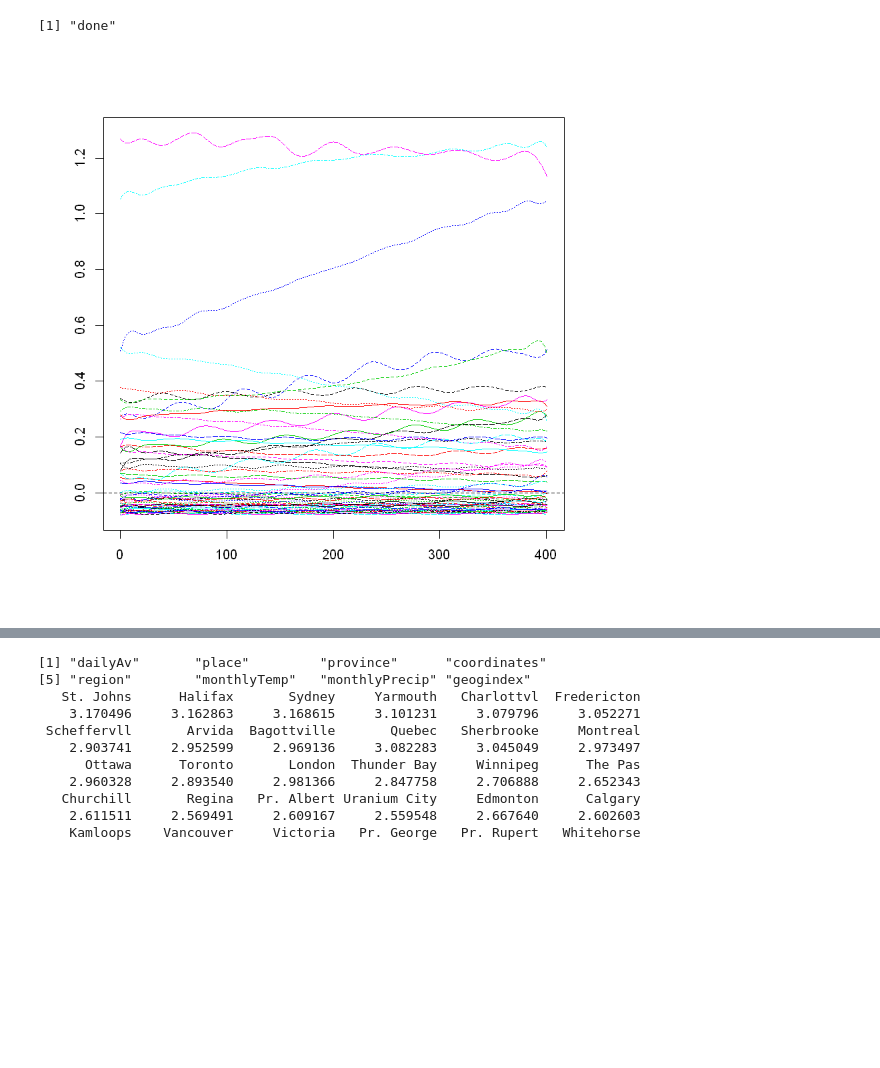
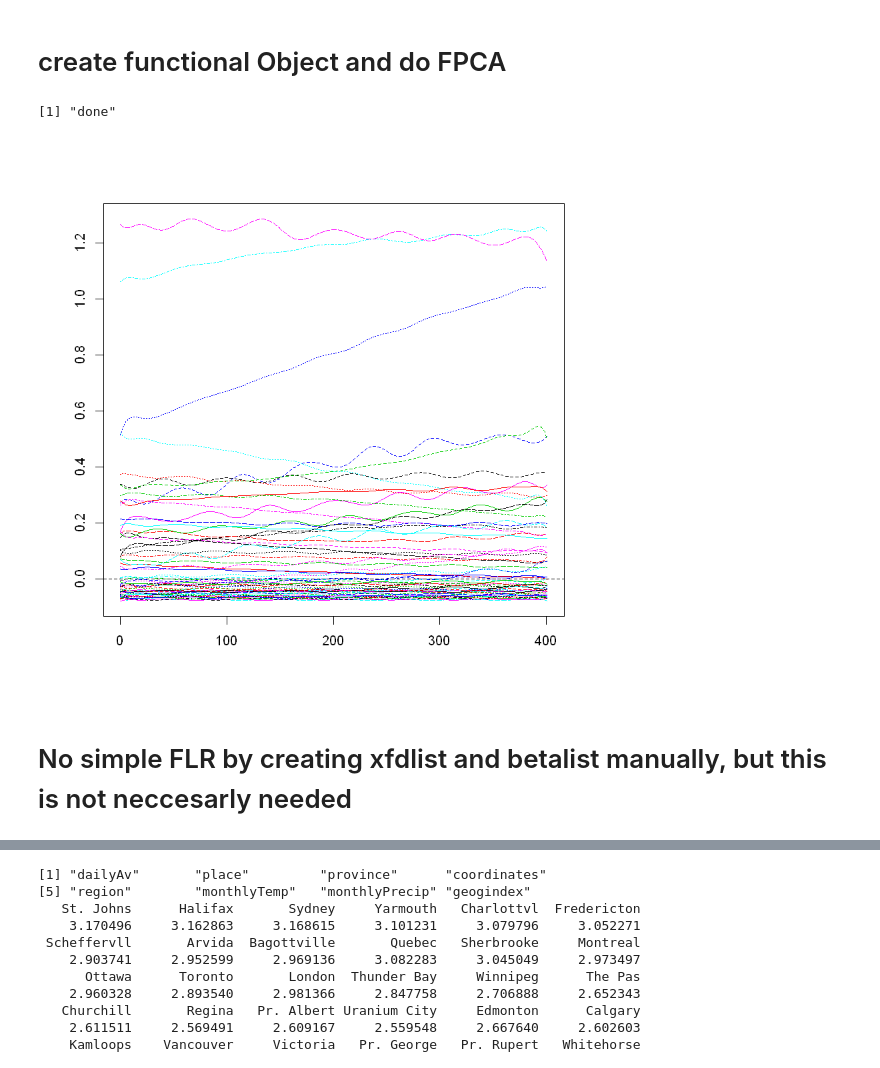
Before and after one commit to JakobJuergens/Basis_Choice_FLR, a Jupyter notebook: Code/application_fdapackage_gasoline.ipynb, the cells around one changed output, grey strips where cells are left out. Saved outputs shown, nothing was run; the diff lists cells and outputs as text; code cells hidden in the pictures; blank space fills up the shorter version.

```diff
--- a/Code/application_fdapackage_gasoline.ipynb
+++ b/Code/application_fdapackage_gasoline.ipynb
@@ -26,7 +24,17 @@ octane_train = octane[-test]
+# %% [markdown]
+# create functional Object and do FPCA
 # %%
-smallbasis  <- create.bspline.basis(rangeval = c(0, 401), nbasis = 25, 4)
+smallbasis  <- create.bspline.basis(rangeval = c(0, 401), nbasis = 20, 5)
+#harmaccelLfd <- vec2Lfd(c(0,(2*pi/365)^2,0), c(0, 365))
+harmFdpar = fdPar(smallbasis, lambda = 1)
 gasoline_fd <- smooth.basis(y = waves, fdParobj=smallbasis)$fd
+gasoline_pcaObj = pca.fd(gasoline_fd, nharm = 5, harmfdPar = harmFdpar, centerfns = FALSE)
 plot(gasoline_fd, ylab="", xlab="",col="gray")
+
+# here plot the fpc
+#plot.pca.fd(gasoline_pcaObj, cex.main=0.9)
 # %% [output]
 [1] "done"
-[figure, old version]
+[figure, new version]
+# %% [markdown]
+# No simple FLR by creating xfdlist and betalist manually, but this is not neccesarly needed
```
Also changed, not shown: parts of 8 cells of this notebook.
